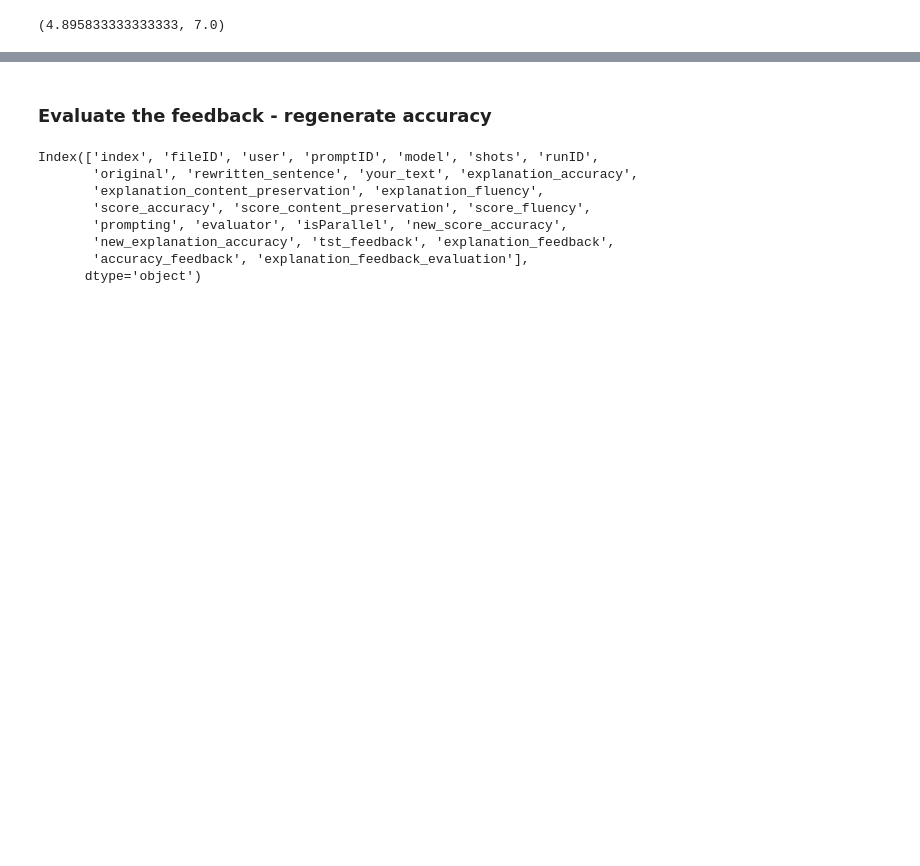
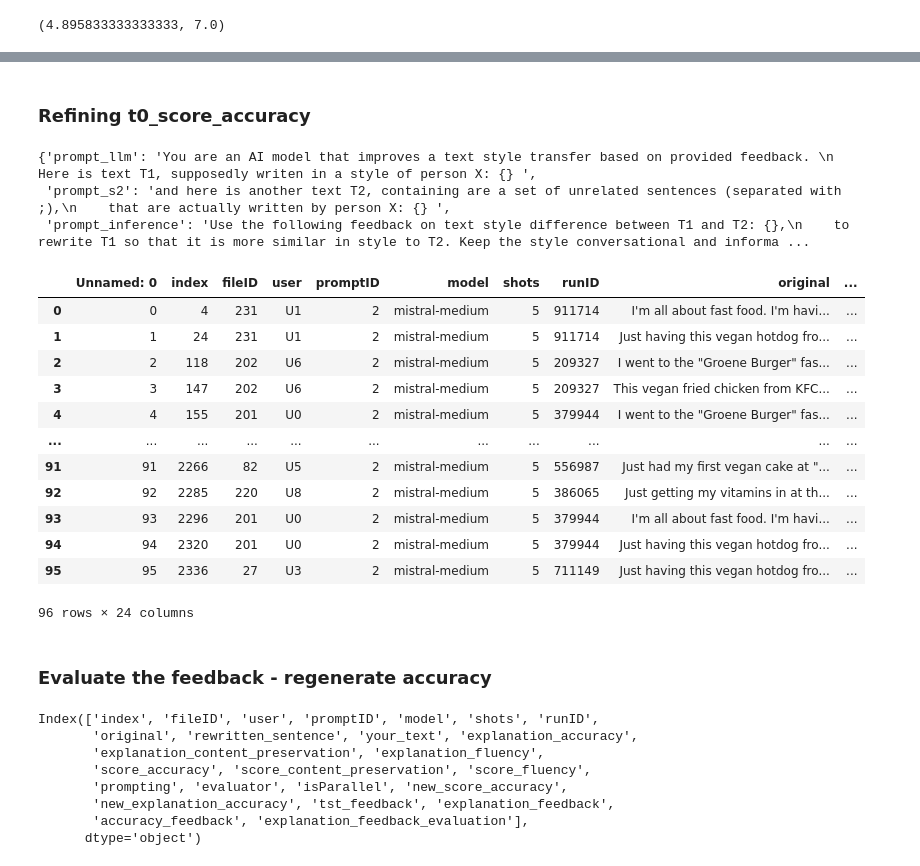
Before and after one commit to MovezNetwork/llm-evaluation, a Jupyter notebook: N7_Reflection_llm.ipynb, the cells around one changed output, grey strips where cells are left out. Saved outputs shown, nothing was run; the diff lists cells and outputs as text; code cells hidden in the pictures; blank space fills up the shorter version.

Commit message:
Creating refinement loops

```diff
--- a/N7_Reflection_llm.ipynb
+++ b/N7_Reflection_llm.ipynb
@@ -87 +71,3 @@ df['score_accuracy'].astype(float).mean(),df['new_score_accuracy'].astype(float)
+# %% [markdown]
+### Refining t0_score_accuracy
 # %%
@@ -95,4 +87,10 @@ prompts_dict_feedback = {
 }
+# %%
+refine_prompt_dict
+# %% [output]
+{'prompt_llm': 'You are an AI model that improves a text style transfer based on provided feedback. \n    Here is text T1, supposedly writen in a style of person X: {} ',
+ 'prompt_s2': 'and here is another text T2, containing are a set of unrelated sentences (separated with ;),\n    that are actually written by person X: {} ',
+ 'prompt_inference': 'Use the following feedback on text style difference between T1 and T2: {},\n    to rewrite T1 so that it is more similar in style to T2. Keep the style conversational and informa ...
 # %%
 feedback_df = pd.DataFrame()
 for index, row in df.iterrows():
@@ -102,3 +99,20 @@ feedback_df.to_csv('f8_llm_evaluation_data/Mistral/0_loop_updated_feedback_summa
+# %%
+feedback_df  = pd.read_csv('f8_llm_evaluation_data/Mistral/0_loop_updated_feedback_summary.csv')
+feedback_df
+# %% [output]
+|  | Unnamed: 0 | index | fileID | user | promptID | model | shots | runID | original | ... |
+| 0 | 0 | 4 | 231 | U1 | 2 | mistral-medium | 5 | 911714 | I'm all about fast food. I'm havi... | ... |
+| 1 | 1 | 24 | 231 | U1 | 2 | mistral-medium | 5 | 911714 | Just having this vegan hotdog fro... | ... |
+| 2 | 2 | 118 | 202 | U6 | 2 | mistral-medium | 5 | 209327 | I went to the "Groene Burger" fas... | ... |
+| 3 | 3 | 147 | 202 | U6 | 2 | mistral-medium | 5 | 209327 | This vegan fried chicken from KFC... | ... |
+| 4 | 4 | 155 | 201 | U0 | 2 | mistral-medium | 5 | 379944 | I went to the "Groene Burger" fas... | ... |
+| ... | ... | ... | ... | ... | ... | ... | ... | ... | ... | ... |
+| 91 | 91 | 2266 | 82 | U5 | 2 | mistral-medium | 5 | 556987 | Just had my first vegan cake at "... | ... |
+| 92 | 92 | 2285 | 220 | U8 | 2 | mistral-medium | 5 | 386065 | Just getting my vitamins in at th... | ... |
+| 93 | 93 | 2296 | 201 | U0 | 2 | mistral-medium | 5 | 379944 | I'm all about fast food. I'm havi... | ... |
+| 94 | 94 | 2320 | 201 | U0 | 2 | mistral-medium | 5 | 379944 | Just having this vegan hotdog fro... | ... |
+| 95 | 95 | 2336 | 27 | U3 | 2 | mistral-medium | 5 | 711149 | Just having this vegan hotdog fro... | ... |
+96 rows × 24 columns
 # %%
 def remove_quotes(s):
     if s.startswith(' "'):
```
Also changed, not shown: parts of 35 cells of this notebook, 3 other files.
